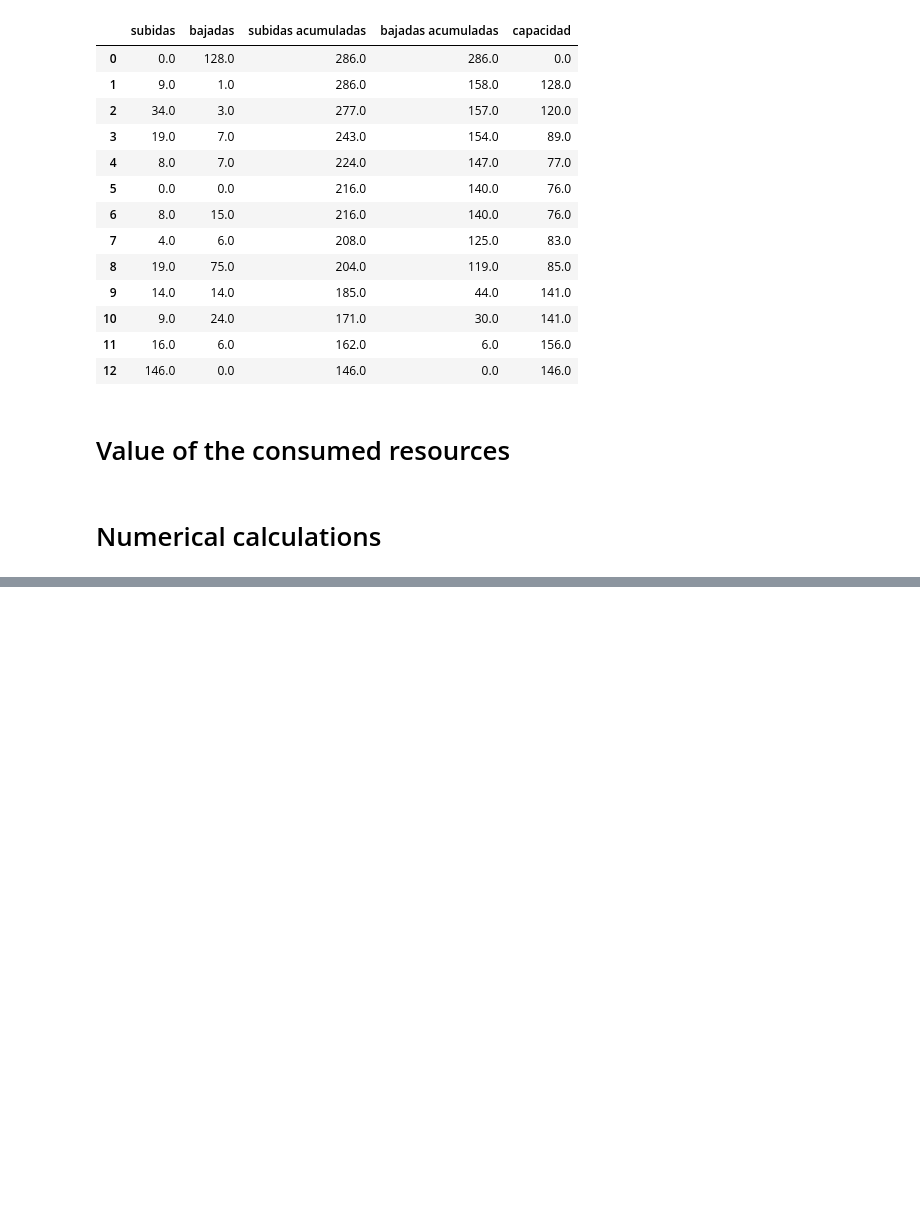
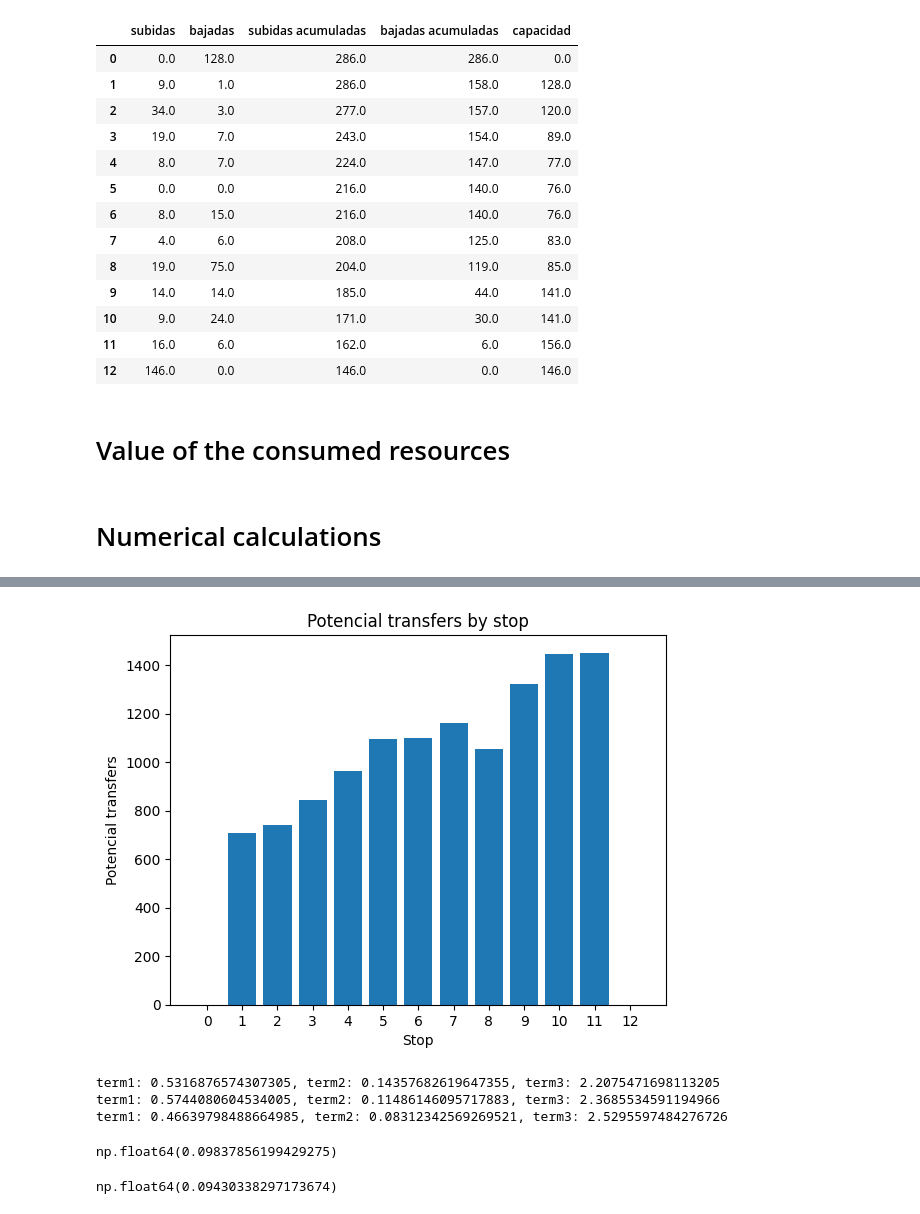
Before and after one commit to valeegomex/Genetic-algorithm-parametric-city, a Jupyter notebook: paper1_numericalExamples/Canberra/Data Analisys.ipynb, the cells around one changed output, grey strips where cells are left out. Cells and saved outputs as stored; diff of their text form; code cells hidden in the pictures; blank space fills up the shorter version.

```diff
--- a/paper1_numericalExamples/Canberra/Data Analisys.ipynb
+++ b/paper1_numericalExamples/Canberra/Data Analisys.ipynb
@@ -803,0 +876,61 @@ np.float64(23.856737268518515)
+# %%
+# Calculate transfers
+transfers = transfers_calculate(demand=demand)
+categories = [i for i in range(len(transfers))]
+
+fig, ax = plt.subplots()
+ax.bar(categories, transfers)
+ax.set_xlabel('Stop')
+ax.set_ylabel('Potencial transfers')
+
+plt.title('Potencial transfers by stop')
+plt.xticks(categories)
+plt.show()
+# %% [output]
+[figure, added]
+# %%
+# Calculate the terms
+transfers = transfers_calculate(demand)
+flow_max = max_flow_calculate(demand)
+length = length_term_calculate(travel_time, flow_max)
+d1=0.8
+d2=0.08
+
+# Calculate the DI
+total_demand = demand.values.sum()
+i = 7
+term1 = 1 - d1*transfers[i]/total_demand
+term2 = abs(flow_max[i][0] - flow_max[i][1])/total_demand
+term3 = 1 + d2*length[i]
+
+print(f'term1: {term1}, term2: {term2}, term3: {term3}')
+
+i = 8
+term1 = 1 - d1*transfers[i]/total_demand
+term2 = abs(flow_max[i][0] - flow_max[i][1])/total_demand
+term3 = 1 + d2*length[i]
+
+print(f'term1: {term1}, term2: {term2}, term3: {term3}')
+
+i = 9
+term1 = 1 - d1*transfers[i]/total_demand
+term2 = abs(flow_max[i][0] - flow_max[i][1])/total_demand
+term3 = 1 + d2*length[i]
+
+print(f'term1: {term1}, term2: {term2}, term3: {term3}')
+# %% [output]
+term1: 0.5316876574307305, term2: 0.14357682619647355, term3: 2.2075471698113205
+term1: 0.5744080604534005, term2: 0.11486146095717883, term3: 2.3685534591194966
+term1: 0.46639798488664985, term2: 0.08312342569269521, term3: 2.5295597484276726
+# %%
+di_values = di_calculation(demand=demand,
+                           travel_time=travel_time,
+                           d1=1.2,
+                           d2=0.08)
+di_values[8]
+# %% [output]
+np.float64(0.09837856199429275)
+# %%
+di_values[7]
+# %% [output]
+np.float64(0.09430338297173674)
```
Also changed, not shown: parts of 12 cells of this notebook.
